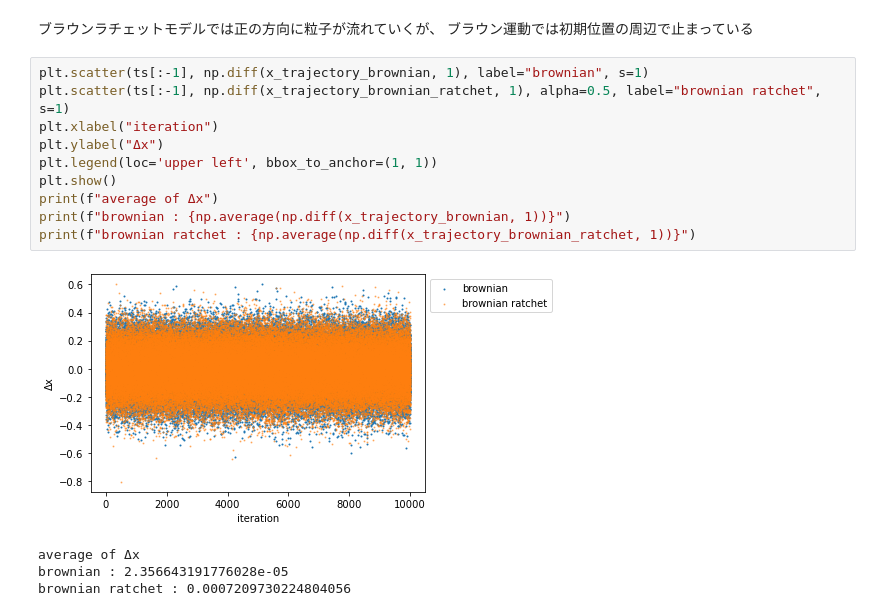
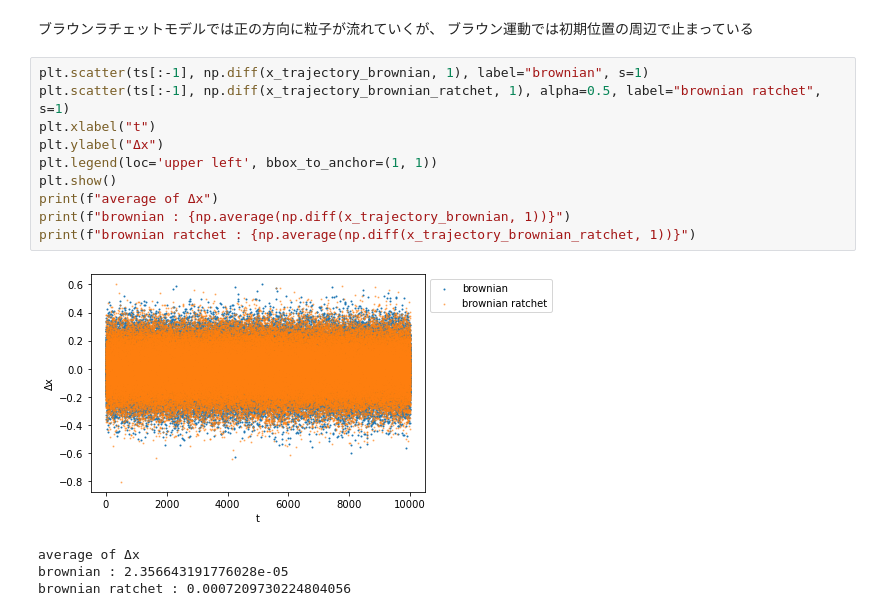
Before and after one commit to kimura-t4/brownian_ratchet, a Jupyter notebook: brownian_ratchet.ipynb, the cells around one changed output. Saved outputs shown, nothing was run; the diff lists cells and outputs as text.

Commit message:
fix a graph of delta x

```diff
--- a/brownian_ratchet.ipynb
+++ b/brownian_ratchet.ipynb
@@ -132,15 +132,15 @@ plt.show()
 # %%
 plt.scatter(ts[:-1], np.diff(x_trajectory_brownian, 1), label="brownian", s=1)
 plt.scatter(ts[:-1], np.diff(x_trajectory_brownian_ratchet, 1), alpha=0.5, label="brownian ratchet", s=1)
-plt.xlabel("iteration")
+plt.xlabel("t")
 plt.ylabel("Δx")
 plt.legend(loc='upper left', bbox_to_anchor=(1, 1))
 plt.show()
 print(f"average of Δx")
 print(f"brownian : {np.average(np.diff(x_trajectory_brownian, 1))}")
 print(f"brownian ratchet : {np.average(np.diff(x_trajectory_brownian_ratchet, 1))}")
 # %% [output]
-[figure, old version]
+[figure, new version]
 average of Δx
 brownian : 2.356643191776028e-05
 brownian ratchet : 0.0007209730224804056
```
